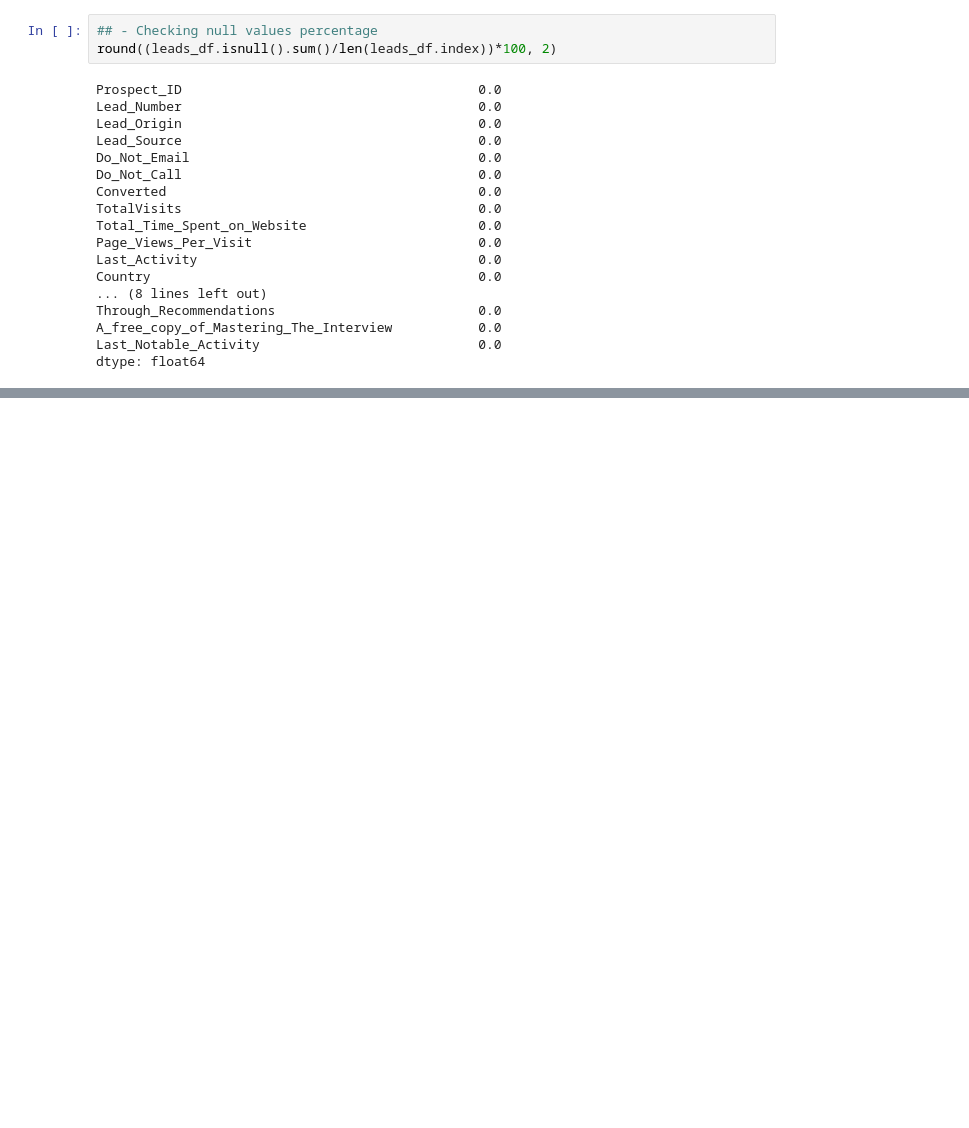
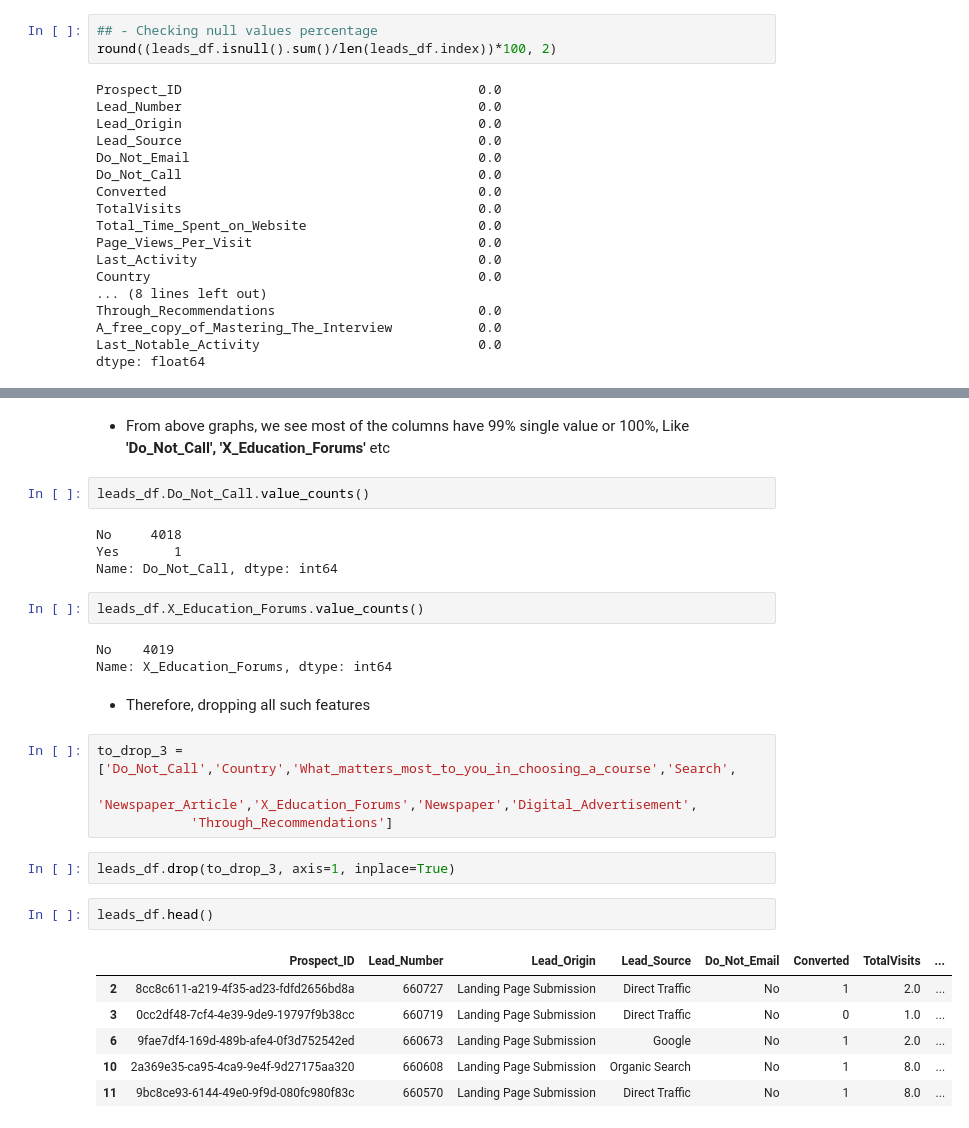
Before and after one commit to Prashik28/techeenomad_dataScience, a Jupyter notebook: Logistic Regression/PB_lead_scoring_case_study.ipynb, the cells around one changed output, grey strips where cells are left out. Drawn from its saved outputs; the diff is of its cells as text; blank space fills up the shorter version.

```diff
--- a/Logistic Regression/PB_lead_scoring_case_study.ipynb
+++ b/Logistic Regression/PB_lead_scoring_case_study.ipynb
@@ -280,0 +425,30 @@ dtype: float64
+# %% [markdown]
+- From above graphs, we see most of the columns have 99% single value or 100%, Like **'Do_Not_Call', 'X_Education_Forums'** etc
+# %%
+leads_df.Do_Not_Call.value_counts()
+# %% [output]
+No     4018
+Yes       1
+Name: Do_Not_Call, dtype: int64
+# %%
+leads_df.X_Education_Forums.value_counts()
+# %% [output]
+No    4019
+Name: X_Education_Forums, dtype: int64
+# %% [markdown]
+- Therefore, dropping all such features
+# %%
+to_drop_3 = ['Do_Not_Call','Country','What_matters_most_to_you_in_choosing_a_course','Search',
+            'Newspaper_Article','X_Education_Forums','Newspaper','Digital_Advertisement',
+            'Through_Recommendations']
+# %%
+leads_df.drop(to_drop_3, axis=1, inplace=True)
+# %%
+leads_df.head()
+# %% [output]
+|  | Prospect_ID | Lead_Number | Lead_Origin | Lead_Source | Do_Not_Email | Converted | TotalVisits | ... |
+| 2 | 8cc8c611-a219-4f35-ad23-fdfd2656bd8a | 660727 | Landing Page Submission | Direct Traffic | No | 1 | 2.0 | ... |
+| 3 | 0cc2df48-7cf4-4e39-9de9-19797f9b38cc | 660719 | Landing Page Submission | Direct Traffic | No | 0 | 1.0 | ... |
+| 6 | 9fae7df4-169d-489b-afe4-0f3d752542ed | 660673 | Landing Page Submission | Google | No | 1 | 2.0 | ... |
+| 10 | 2a369e35-ca95-4ca9-9e4f-9d27175aa320 | 660608 | Landing Page Submission | Organic Search | No | 1 | 8.0 | ... |
+| 11 | 9bc8ce93-6144-49e0-9f9d-080fc980f83c | 660570 | Landing Page Submission | Direct Traffic | No | 1 | 8.0 | ... |
```
Also changed, not shown: parts of 29 cells of this notebook.
